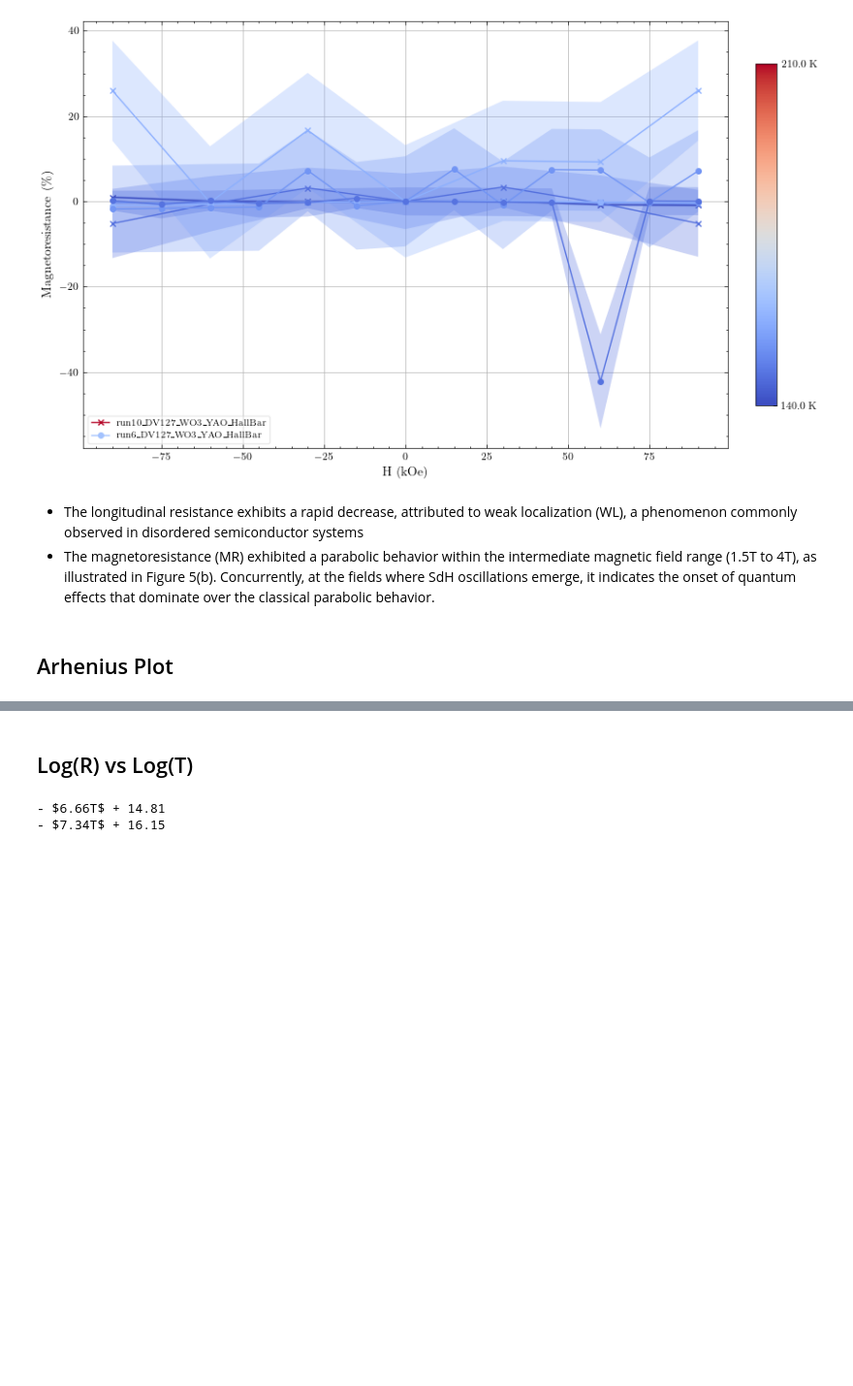
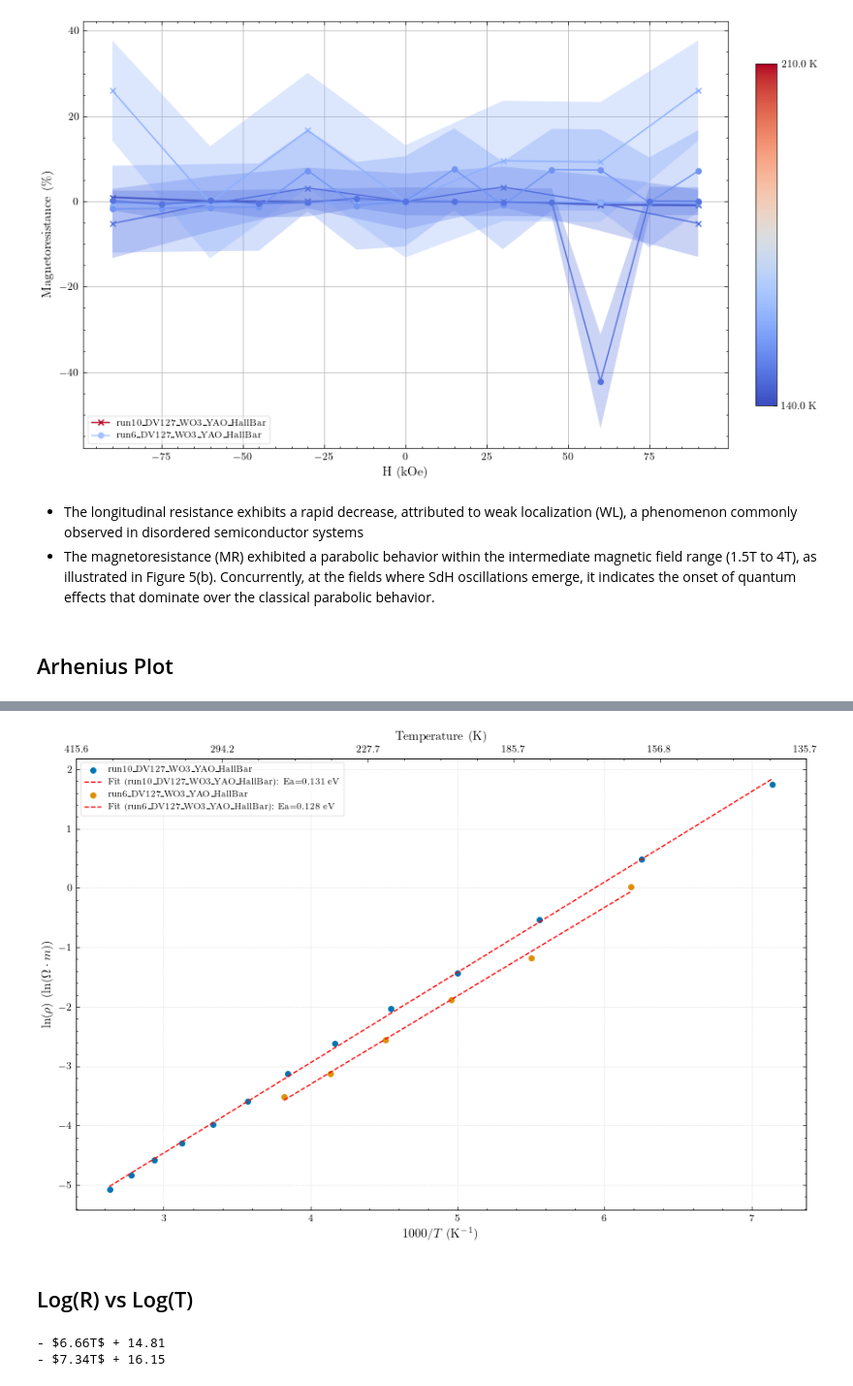
Before and after one commit to hc3413/Electronic_properties_of_thin_films, a Jupyter notebook: Analysis_Fitting.ipynb, the cells around one changed output, grey strips where cells are left out. Shown at 97% size. Drawn from its saved outputs; the diff is of its cells as text; code cells hidden in the pictures; blank space fills up the shorter version.

Commit message:
part way through developing the fitting function

```diff
--- a/Analysis_Fitting.ipynb
+++ b/Analysis_Fitting.ipynb
@@ -325,3 +272,97 @@ fig_list.append((fig, plot_filename, plot_title, notes))
+# %%
+# Create a figure and axis
+fig = plt.figure()
+ax = fig.add_subplot(111)  # Create a single subplot
+
+# Define Boltzmann constant
+k_B = 8.617333262e-5  # Boltzmann constant in eV/K
+
+# Loop over the data sets
+for j, d in enumerate(dat):
+    # Extract data: 1000/T and ln(rho or Rs)
+    # Assuming Bi_zero corresponds to the desired data column (e.g., zero field)
+    Bi_zero = int(d.ctf[5] / 2) - 1
+    temp_K = d.res_data[:, Bi_zero, 0]
+    rho_or_Rs = d.res_data[:, Bi_zero, 4]
+
+    # Filter out invalid values simply (avoid division by zero or log(0))
+    valid_mask = (temp_K > 0) & (rho_or_Rs > 0)
+    temp_K = temp_K[valid_mask]
+    rho_or_Rs = rho_or_Rs[valid_mask]
+
+    x = 1000.0 / temp_K  # 1000/T
+    y = np.log(rho_or_Rs)  # ln(rho) or ln(Rs)
+
+    # Scatter plot of the data
+    ax.scatter(x, y, marker='o', label=f'{d.plot_str}')
+
+    # Select the range of data for fitting (adjust the range as needed)
+    # Ensure this range uses the 'x' variable (1000/T)
+    fit_mask = (x > 1) & (x < 8)  # Example range: Adjust as needed
+    x_fit = x[fit_mask]
+    y_fit = y[fit_mask]
+
+    # Perform a linear fit only if enough points exist
+    if len(x_fit) >= 2:
+        coeffs = np.polyfit(x_fit, y_fit, 1)
+        gradient = coeffs[0] # Slope of ln(rho) vs (1000/T)
+        intercept = coeffs[1]
+
+        # Calculate activation energy (Corrected: Ea = gradient * 1000 * k_B)
+        activation_energy = gradient * 1000.0 * k_B # The key correction
+
+        # Generate x values for the fitted line
+        x_vals = np.linspace(x_fit.min(), x_fit.max(), 100)
+        y_vals = np.polyval(coeffs, x_vals)
+
+        # Plot the fitted line
+        ax.plot(x_vals, y_vals, linestyle='--', color='r',
+                label=f'Fit ({d.plot_str}): Ea={activation_energy:.3f} eV') # Show Ea in label
+
+# Set labels and title based on the first dataset's type
+ax.set_xlabel(r'$1000/T$ (K$^{-1}$)')
+if dat and dat[0].film_thickness == 1:
+    ax.set_ylabel(r'$\ln(R_s)$  (ln($\Omega/\square$))')
+else:
+    ax.set_ylabel(r'$\ln(\rho)$  (ln($\Omega \cdot m$))')
+#ax.set_title('Arrhenius Plot')
+
+# Add a legend
+ax.legend()
+ax.grid(True, linestyle=':', alpha=0.6) # Optional grid
+
+# Create a secondary x-axis for Temperature (K) at the top
+ax2 = ax.twiny() # Share the y-axis
+xlim = ax.get_xlim()
+ax2.set_xlim(xlim)
+
+# Calculate and set ticks for the Temperature axis
+num_ticks = 6
+ticks_1000_T = np.linspace(xlim[0], xlim[1], num=num_ticks)
+valid_ticks_1000_T = ticks_1000_T[ticks_1000_T > 1e-9] # Avoid T = infinity
+valid_ticks_T = 1000.0 / valid_ticks_1000_T
+
+ax2.set_xticks(valid_ticks_1000_T)
+ax2.set_xticklabels([f'{T_val:.1f}' for T_val in valid_ticks_T])
+ax2.set_xlabel('Temperature (K)')
+ax2.grid(False) # No grid for the top axis
+
+# Adjust layout
+plt.tight_layout()
+
+# Show the plot
+plt.show()
+
+
+# Export Metadata
+plot_filename = f'{dat[0].sample_code}_{powerpoint_string}_Arrhenius Plot' # name for exported figure
+plot_title = 'Arrhenius Plot' # title for powerpoint
+notes = sample_tag_gen(dat) + [''] # notes for the powerpoint in text box starting with sample tag
+
+# Append the figure, title and notes to the list for exporting later
+fig_list.append((fig, plot_filename, plot_title, notes))
+# %% [output]
+[figure, added]
 # %% [markdown]
 ## Log(R) vs Log(T)
 # %%
```
Also changed, not shown: parts of 1 cell of this notebook, 6 other files.
